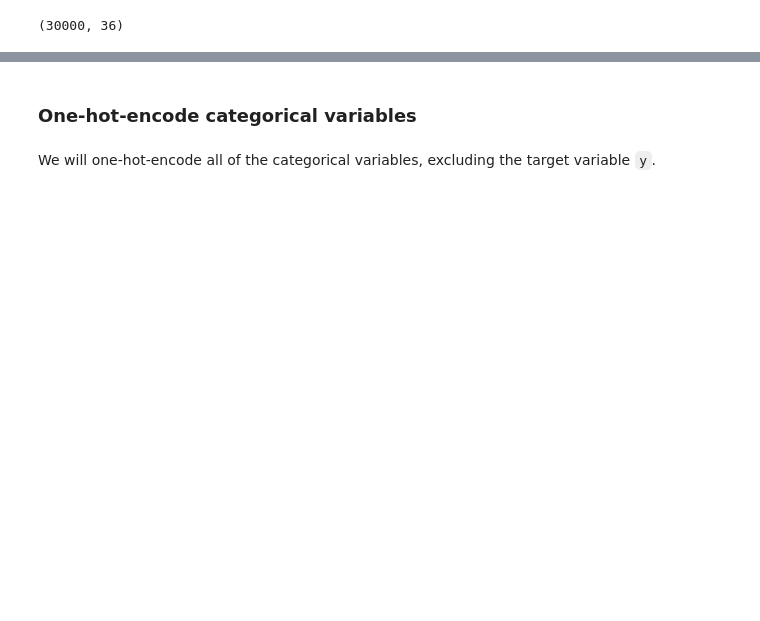
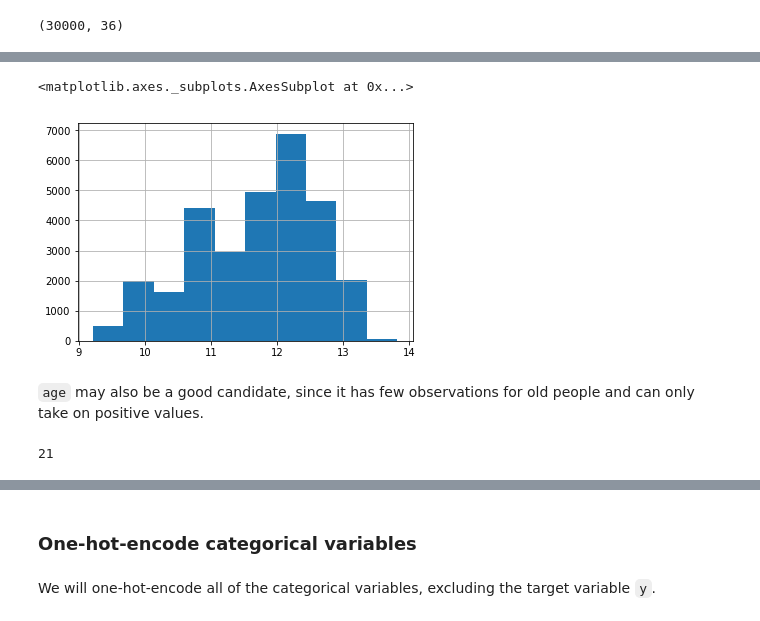
Before and after one commit to zkneupper/Default-Prediction-Capstone, a Jupyter notebook: notebooks/Feature-Engineering.ipynb, the cells around one changed output, grey strips where cells are left out. Cells and saved outputs as stored; diff of their text form; code cells hidden in the pictures; blank space fills up the shorter version.

```diff
--- a/notebooks/Feature-Engineering.ipynb
+++ b/notebooks/Feature-Engineering.ipynb
@@ -266,0 +143,5 @@ df_interim.shape
+# %%
+df_interim.limit_bal.apply(np.log).hist()
+# %% [output]
+<matplotlib.axes._subplots.AxesSubplot at 0x...>
+[figure, added]
@@ -266,0 +150,6 @@ df_interim.shape
+# %% [markdown]
+`age` may also be a good candidate, since it has few observations for old people and can only take on positive values.
+# %%
+df_interim.age.min()
+# %% [output]
+21
```
Also changed, not shown: parts of 41 cells of this notebook, 8 other files.
